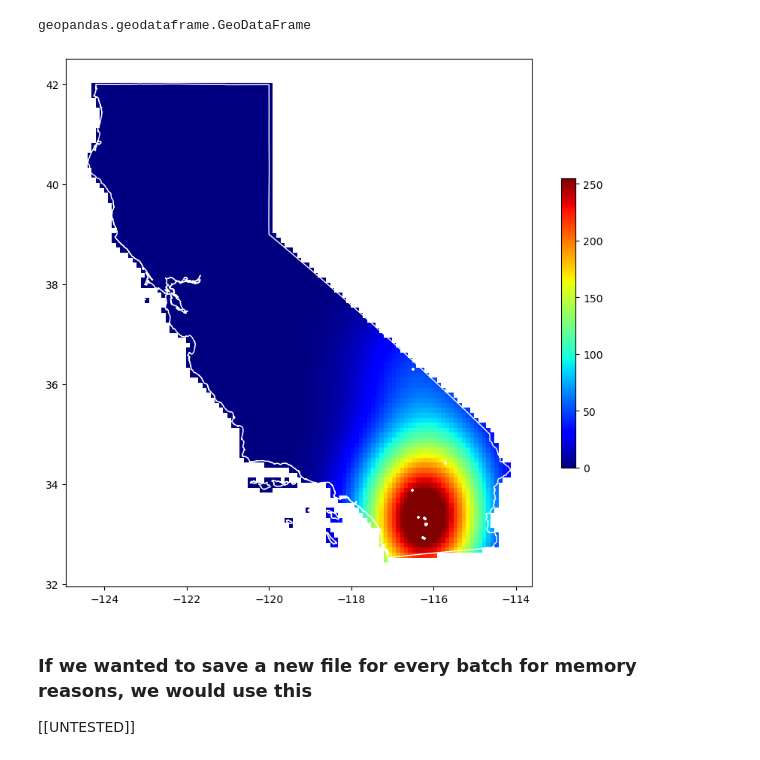
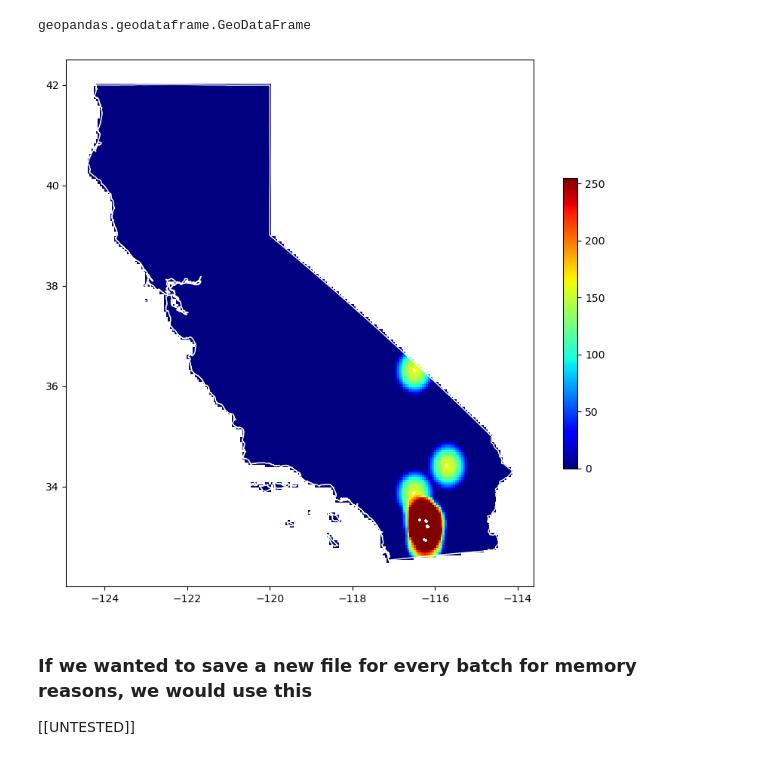
Before and after one commit to ando-shah/sdm-geolifeCLEF, a Jupyter notebook: preprocessing/kde_ca.ipynb, the cells around one changed output. Cells and saved outputs as stored; diff of their text form; code cells hidden in the pictures.

```diff
--- a/preprocessing/kde_ca.ipynb
+++ b/preprocessing/kde_ca.ipynb
@@ -129,5 +126,5 @@ https://pccompute.westeurope.cloudapp.azure.com/compute/services/dask-gateway/cl
 # %%
-grid_res = 0.1
+grid_res = 0.05
 obs_ca = Observations(train_gdf, ca_map, grid_res_deg=grid_res)
 # %% [output]
 Number of classes in entire dataset:  14124
@@ -493,4 +468,4 @@ kde_gdf.head()
 # %%
-filename = "geolifeclef_ca_0.1deg_kde_1deg.pkl"
+filename = "geolifeclef_ca_0.05deg_kde_0.5deg_epanechnikov.pkl"
 filename = PKL_PATH + filename
 kde_gdf.to_pickle(filename)
@@ -526,13 +494,13 @@ geopandas.geodataframe.GeoDataFrame
 # %%
 col_name = 'prob_{}'.format(chosen_id)
 
 fig, ax = plt.subplots(figsize=(10,10))
 kde_gdf_unpkl.plot(ax=ax, column=col_name, edgecolor = 'none', legend=True, cmap='jet', legend_kwds={'shrink': 0.5})
 ca_map.plot(ax=ax,  color='none', edgecolor='white')
-train_gdf[train_gdf.species_id == chosen_id].plot(ax=ax, marker='+', markersize=5, color='white')
+obs_ca.gdf_obs[obs_ca.gdf_obs.species_id == chosen_id].plot(ax=ax, marker='+', markersize=5, color='white')
 plt.show()
 # %% [output]
-[figure, old version]
+[figure, new version]
 # %% [markdown]
 ### If we wanted to save a new file for every batch for memory reasons, we would use this
 
```
Also changed, not shown: parts of 22 cells of this notebook, 1 other file.
